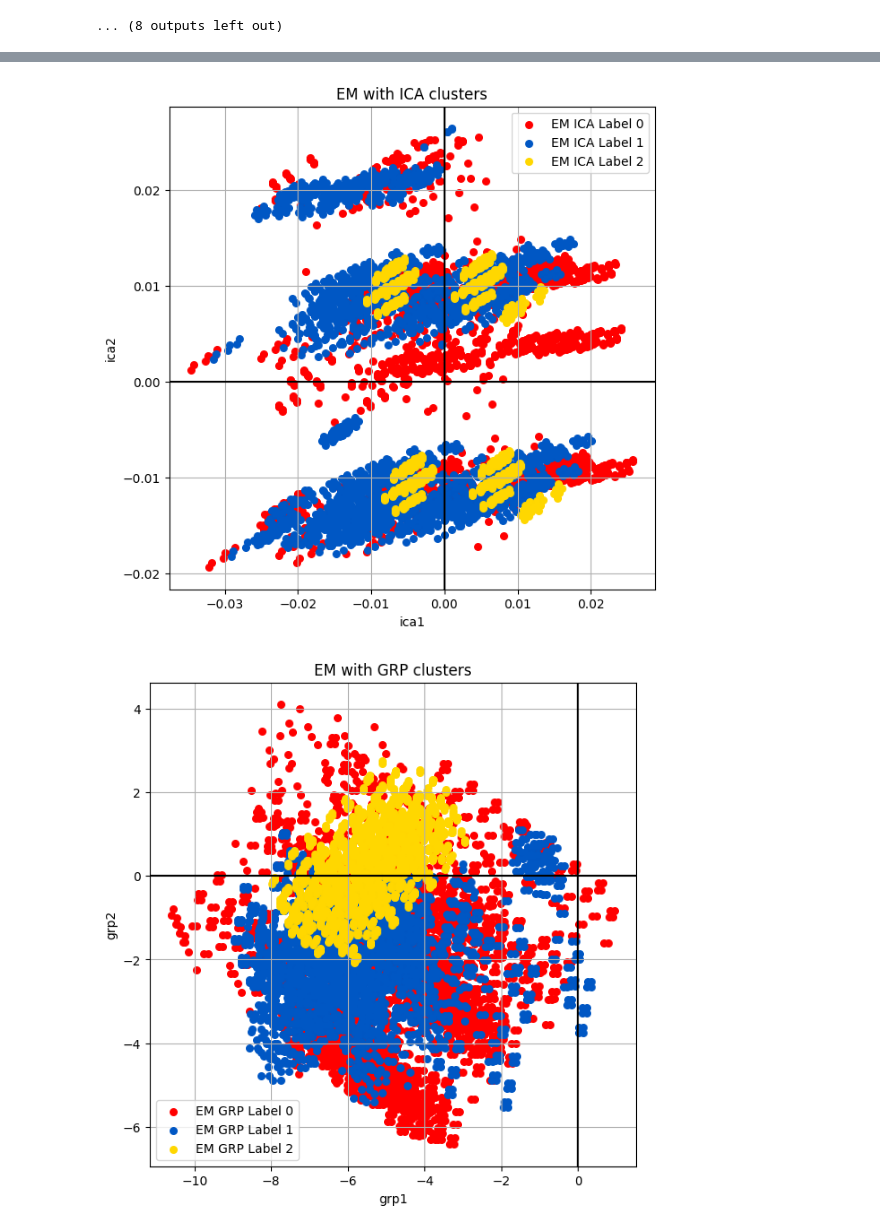
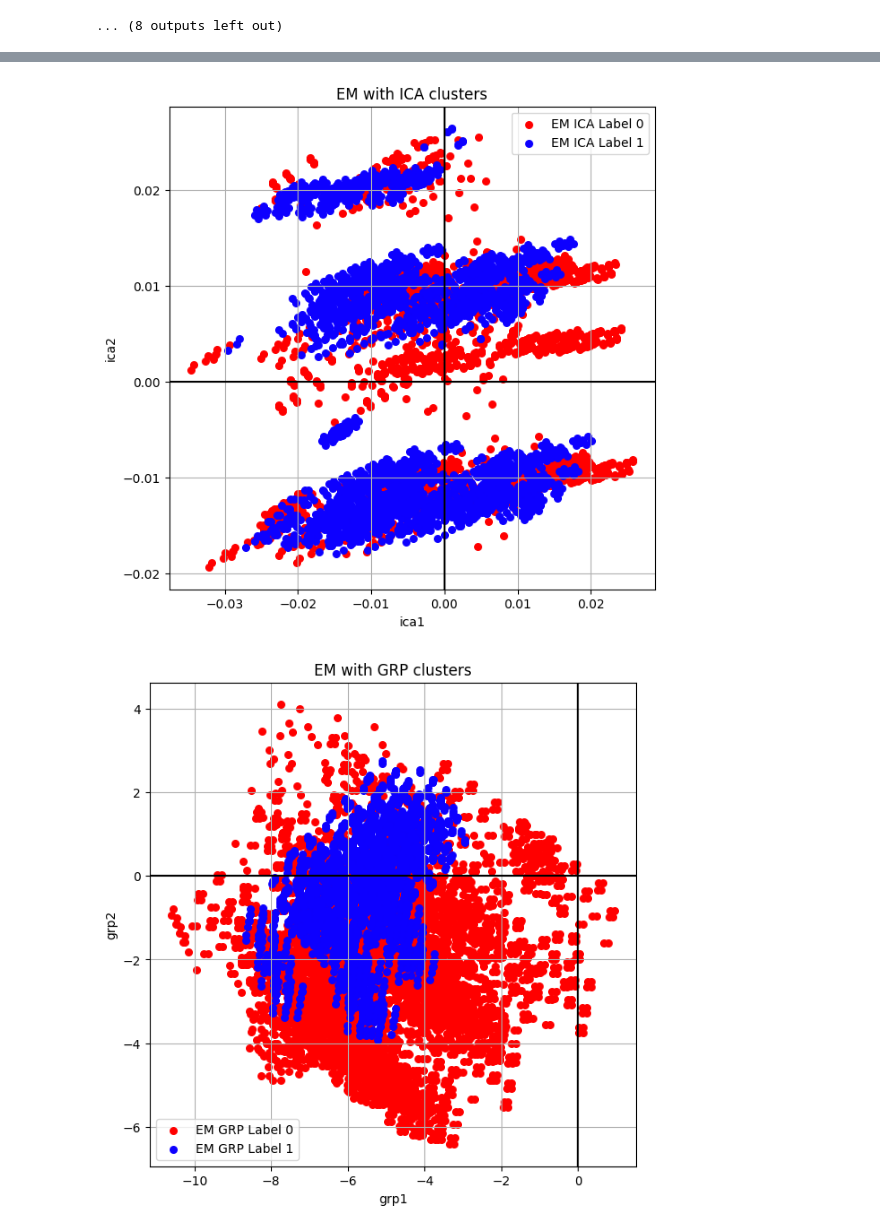
Before and after one commit to juniorq33/Machine-Learning, a Jupyter notebook: Assignment_3/unsupervised_learning_mushrooms_ds.ipynb, the cells around one changed output, grey strips where cells are left out. Cells and saved outputs as stored; diff of their text form; code cells hidden in the pictures.

```diff
--- a/Assignment_3/unsupervised_learning_mushrooms_ds.ipynb
+++ b/Assignment_3/unsupervised_learning_mushrooms_ds.ipynb
@@ -660,7 +658,7 @@ def plotData(df, groupby, x_label, y_label, title):
         cluster.plot(ax = ax,
                      kind = 'scatter',
                      x = x_label, y = y_label,
-                     color = cmap(i/4),
+                     color = cmap(i/6),
                      label = "%s %i" % (groupby, i),
                      s=30)
     ax.grid()
@@ -680,24 +678,28 @@ def runEMfixedclusters(clusters, reduction_results, column_label_name, columns_r
     #df_mushrooms_em['Color'] = df_mushrooms_em [column_label_name].map(lambda p: color[p])
     #plt.scatter(df_mushrooms_em[:,-6], df_mushrooms_em[columns_reduction[:,-5]], c=df_mushrooms_em['Color'])
 
-    plotData(df_mushrooms_em, column_label_name, columns_reduction[0], columns_reduction[1], title_graph)
+    if title_graph == "EM with FA clusters":
+        print("FA")
+        plotData(df_mushrooms_em, column_label_name, columns_reduction[0], columns_reduction[5], title_graph)
+    else:
+        plotData(df_mushrooms_em, column_label_name, columns_reduction[0], columns_reduction[1], title_graph)
 
     print(accuracy_score(dataset_y, df_mushrooms_em[column_label_name]))
 # %%
 # PCA
 print("Running EM fixed clusters PCA")
-runEMfixedclusters(3, pca_results_em, 'EM PCA Label', ['pca1', 'pca2', 'pca3', 'pca4', 'pca5', 'pca6', 'pca7', 'pca8', 'pca9', 'pca10'], y, x, "EM with PCA clusters")
+runEMfixedclusters(2, pca_results_em, 'EM PCA Label', ['pca1', 'pca2', 'pca3', 'pca4', 'pca5', 'pca6', 'pca7', 'pca8', 'pca9', 'pca10'], y, x, "EM with PCA clusters")
 
 # ICA
 print("Running EM fixed clusters ICA")
-runEMfixedclusters(3, ica_results_em, 'EM ICA Label', ['ica1', 'ica2', 'ica3', 'ica4', 'ica5','ica6', 'ica7', 'ica8', 'ica9', 'ica10'], y, x, "EM with ICA clusters")
+runEMfixedclusters(2, ica_results_em, 'EM ICA Label', ['ica1', 'ica2', 'ica3', 'ica4', 'ica5','ica6', 'ica7', 'ica8', 'ica9', 'ica10'], y, x, "EM with ICA clusters")
 
 # Random Projection
 print("Running EM fixed clusters GRP")
-runEMfixedclusters(3, grp_results_em, 'EM GRP Label', ['grp1', 'grp2', 'grp3', 'grp4', 'grp5', 'grp6', 'grp7', 'grp8', 'grp9', 'grp10'], y, x, "EM with GRP clusters")
+runEMfixedclusters(2, grp_results_em, 'EM GRP Label', ['grp1', 'grp2', 'grp3', 'grp4', 'grp5', 'grp6', 'grp7', 'grp8', 'grp9', 'grp10'], y, x, "EM with GRP clusters")
 
 # Factor Analysis
 print("Running EM fixed clusters FA")
-runEMfixedclusters(3, fa_results_em, 'EM FA Label', ['fa1', 'fa2', 'fa3', 'fa4', 'fa5', 'fa6', 'fa7', 'fa8', 'fa9', 'fa10'], y, x, "EM with FA clusters")
+runEMfixedclusters(2, fa_results_em, 'EM FA Label', ['fa1', 'fa2', 'fa3', 'fa4', 'fa5', 'fa6', 'fa7', 'fa8', 'fa9', 'fa10'], y, x, "EM with FA clusters")
 # %% [output]
 Running EM fixed clusters PCA
@@ -712,2 +715,2 @@ Running EM fixed clusters FA
-[figure, old version]
+[figure, new version]
-[figure, old version]
+[figure, new version]
```
Also changed, not shown: parts of 8 cells of this notebook, 1 other file.
